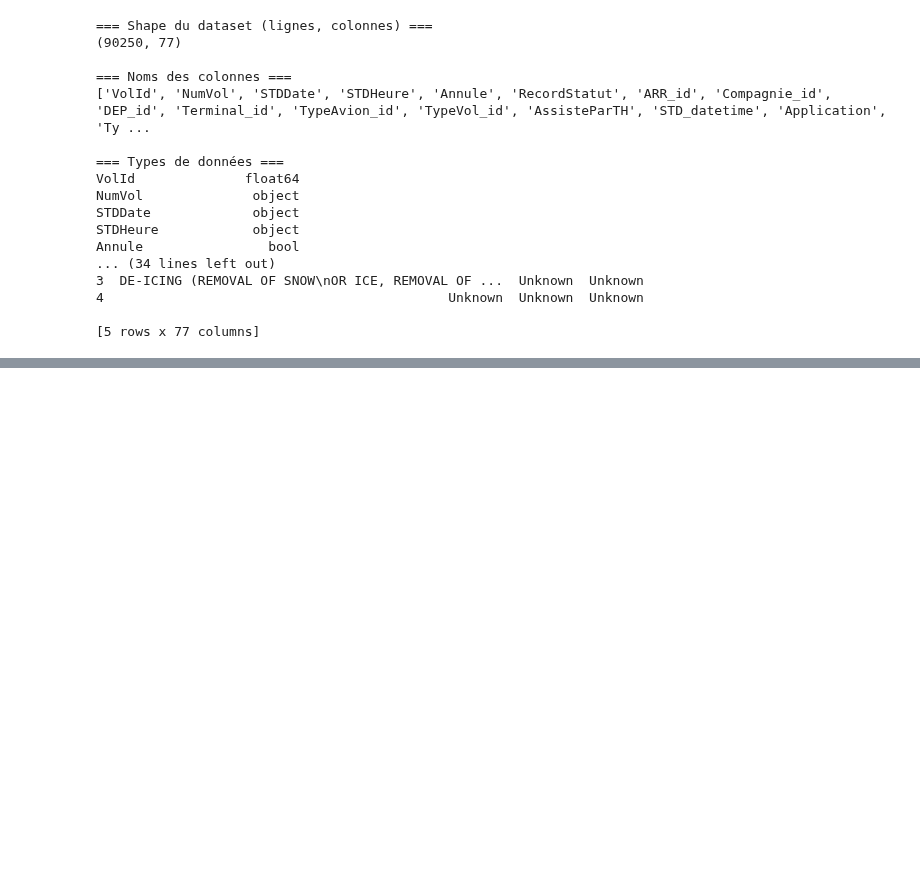
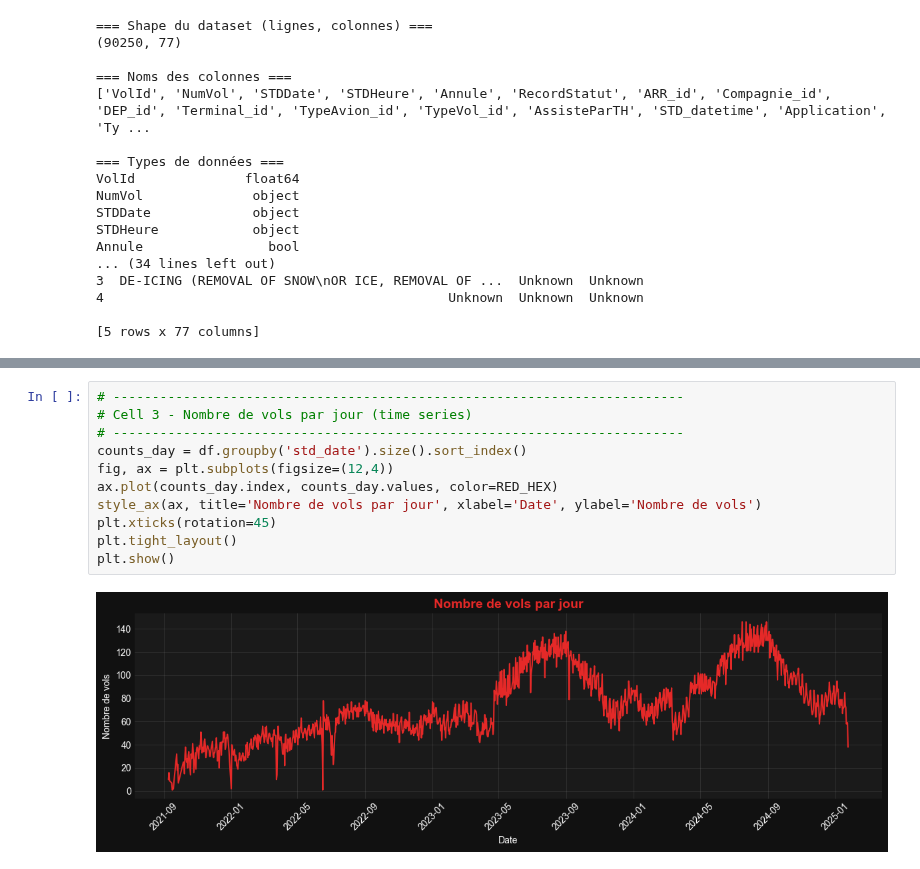
Before and after one commit to ZahraZellazi/DelayPrediction, a Jupyter notebook: kpi.ipynb, the cells around one changed output, grey strips where cells are left out. Cells and saved outputs as stored; diff of their text form; blank space fills up the shorter version.

```diff
--- a/kpi.ipynb
+++ b/kpi.ipynb
@@ -107,0 +145,13 @@ plt.rcParams['axes.titlecolor'] = "#ff3333"
+# %%
+# -------------------------------------------------------------------------
+# Cell 3 - Nombre de vols par jour (time series)
+# -------------------------------------------------------------------------
+counts_day = df.groupby('std_date').size().sort_index()
+fig, ax = plt.subplots(figsize=(12,4))
+ax.plot(counts_day.index, counts_day.values, color=RED_HEX)
+style_ax(ax, title='Nombre de vols par jour', xlabel='Date', ylabel='Nombre de vols')
+plt.xticks(rotation=45)
+plt.tight_layout()
+plt.show()
+# %% [output]
+[figure, added]
```
Also changed, not shown: parts of 7 cells of this notebook.
